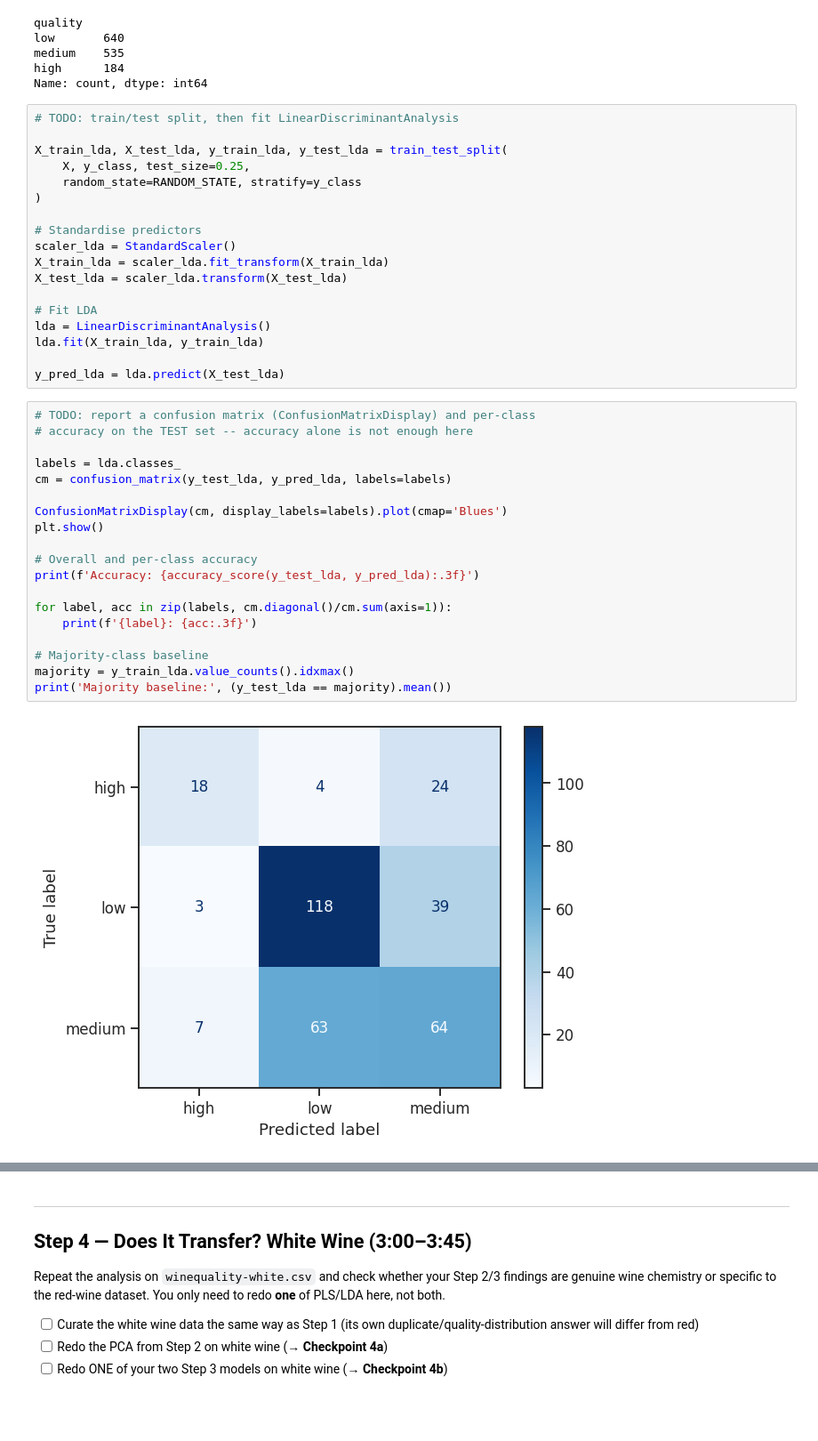
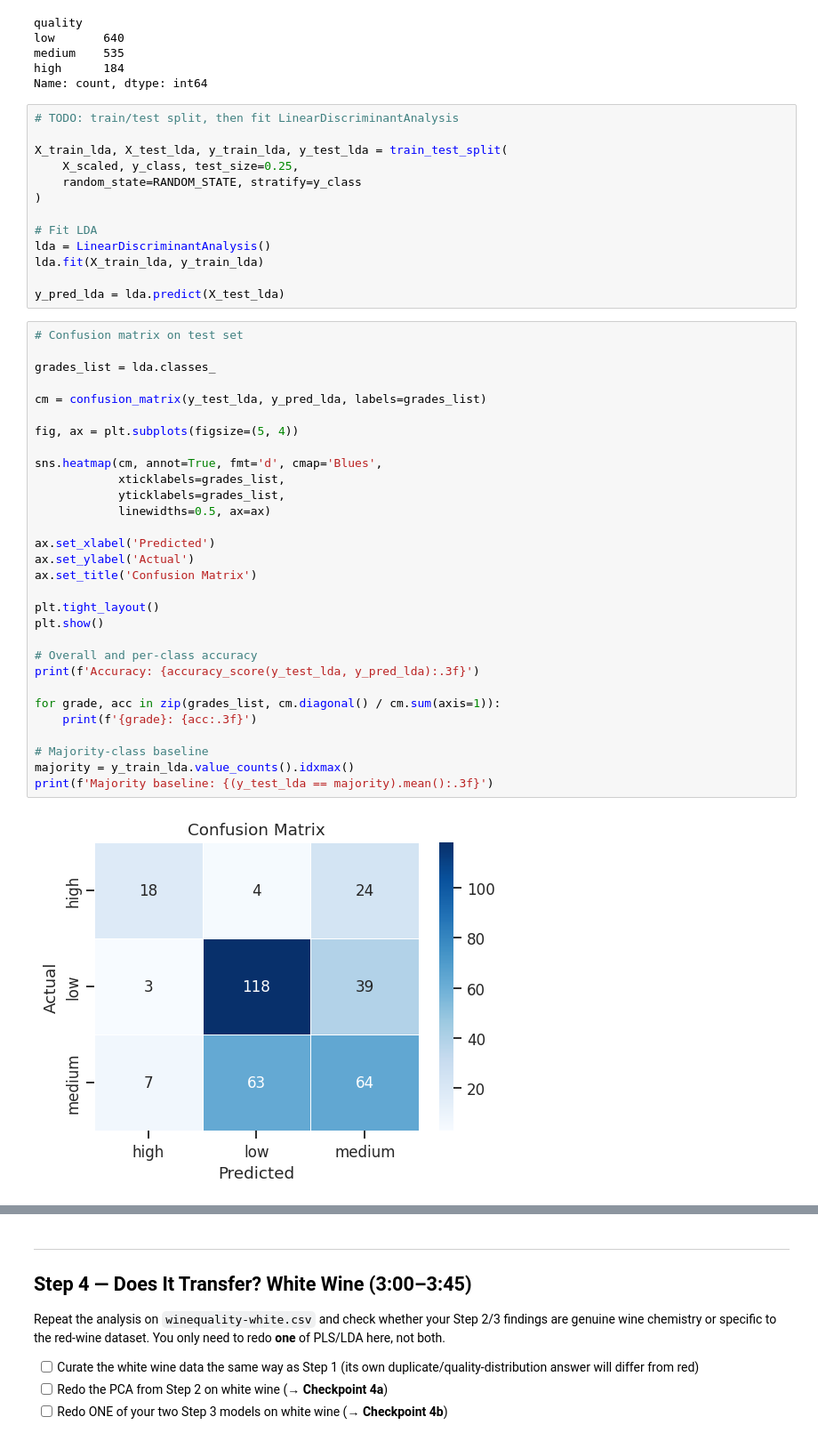
Before and after one commit to emilahlgren/1kb570_2026, a Jupyter notebook: Labs/02_modelling_wine_quality/starter_notebook.ipynb, the cells around one changed output, grey strips where cells are left out. Shown at 89% size. Saved outputs shown, nothing was run; the diff lists cells and outputs as text; blank space fills up the shorter version.

```diff
--- a/Labs/02_modelling_wine_quality/starter_notebook.ipynb
+++ b/Labs/02_modelling_wine_quality/starter_notebook.ipynb
@@ -357,14 +387,9 @@ Name: count, dtype: int64
 # TODO: train/test split, then fit LinearDiscriminantAnalysis
 
 X_train_lda, X_test_lda, y_train_lda, y_test_lda = train_test_split(
-    X, y_class, test_size=0.25,
+    X_scaled, y_class, test_size=0.25,
     random_state=RANDOM_STATE, stratify=y_class
 )
-
-# Standardise predictors
-scaler_lda = StandardScaler()
-X_train_lda = scaler_lda.fit_transform(X_train_lda)
-X_test_lda = scaler_lda.transform(X_test_lda)
 
 # Fit LDA
 lda = LinearDiscriminantAnalysis()
@@ -372,26 +397,37 @@ lda.fit(X_train_lda, y_train_lda)
 
 y_pred_lda = lda.predict(X_test_lda)
 # %%
-# TODO: report a confusion matrix (ConfusionMatrixDisplay) and per-class
-# accuracy on the TEST set -- accuracy alone is not enough here
+# Confusion matrix on test set
 
-labels = lda.classes_
-cm = confusion_matrix(y_test_lda, y_pred_lda, labels=labels)
+grades_list = lda.classes_
 
-ConfusionMatrixDisplay(cm, display_labels=labels).plot(cmap='Blues')
+cm = confusion_matrix(y_test_lda, y_pred_lda, labels=grades_list)
+
+fig, ax = plt.subplots(figsize=(5, 4))
+
+sns.heatmap(cm, annot=True, fmt='d', cmap='Blues',
+            xticklabels=grades_list,
+            yticklabels=grades_list,
+            linewidths=0.5, ax=ax)
+
+ax.set_xlabel('Predicted')
+ax.set_ylabel('Actual')
+ax.set_title('Confusion Matrix')
+
+plt.tight_layout()
 plt.show()
 
 # Overall and per-class accuracy
 print(f'Accuracy: {accuracy_score(y_test_lda, y_pred_lda):.3f}')
 
-for label, acc in zip(labels, cm.diagonal()/cm.sum(axis=1)):
-    print(f'{label}: {acc:.3f}')
+for grade, acc in zip(grades_list, cm.diagonal() / cm.sum(axis=1)):
+    print(f'{grade}: {acc:.3f}')
 
 # Majority-class baseline
 majority = y_train_lda.value_counts().idxmax()
-print('Majority baseline:', (y_test_lda == majority).mean())
+print(f'Majority baseline: {(y_test_lda == majority).mean():.3f}')
 # %% [output]
-[figure, old version]
+[figure, new version]
 Accuracy: 0.588
 high: 0.391
 low: 0.738
```
Also changed, not shown: parts of 7 cells of this notebook.
